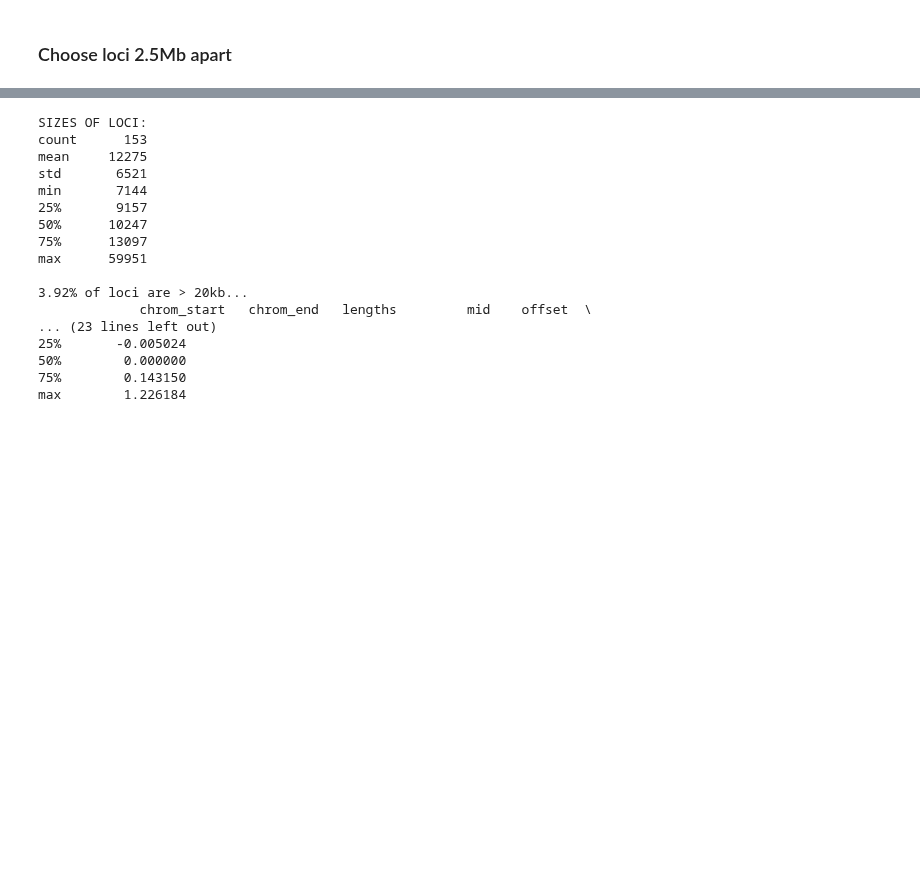
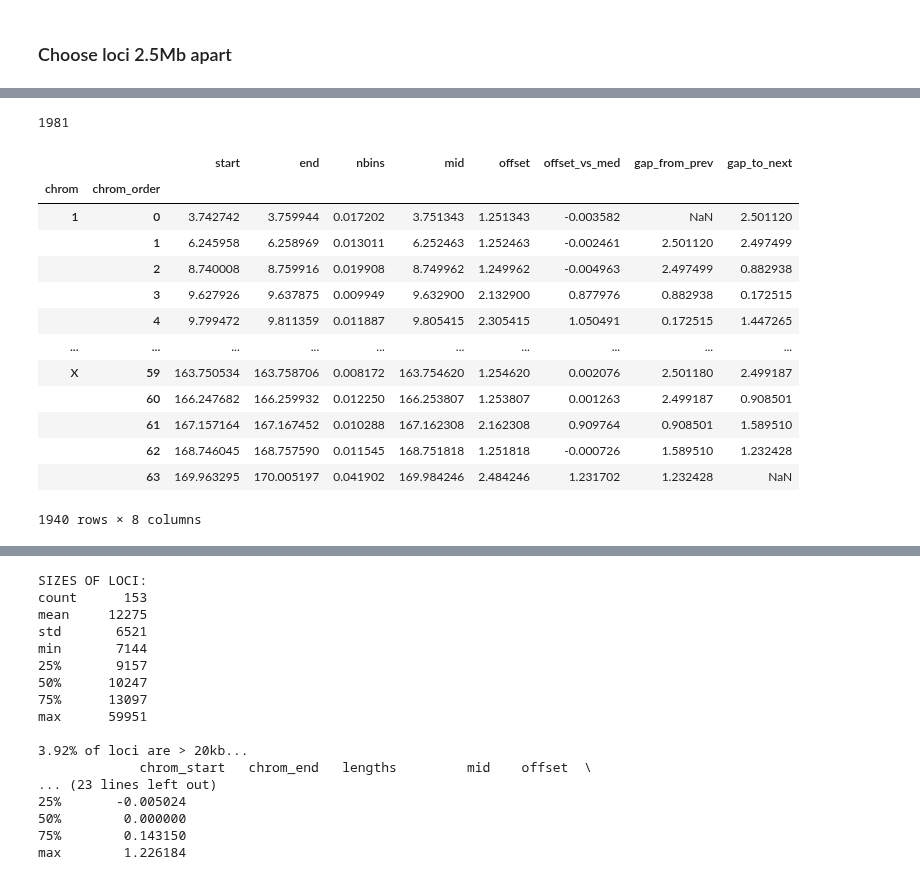
Before and after one commit to gesinecauer/Chromatin_Analysis_MOp, a Jupyter notebook: jupyter/parse_dna_merfish.ipynb, the cells around one changed output, grey strips where cells are left out. Drawn from its saved outputs; the diff is of its cells as text; code cells hidden in the pictures; blank space fills up the shorter version.

Commit message:
more filtering

```diff
--- a/jupyter/parse_dna_merfish.ipynb
+++ b/jupyter/parse_dna_merfish.ipynb
@@ -1345,0 +1423,74 @@ cov_desc
+# %%
+# gap_to_next_pass = loci.gap_to_next.isnull() | (loci.gap_to_next >= cutoff)
+# gap_from_prev_pass = loci.gap_from_prev.isnull() | (loci.gap_from_prev >= cutoff)
+
+smallgap_prev = loci.loc[loci.gap_to_next < cutoff, 'offset_vs_med'].abs().reset_index(level=1)
+smallgap_next = loci.loc[loci.gap_from_prev < cutoff, 'offset_vs_med'].abs().reset_index(level=1)
+smallgap_argmin = np.stack([
+    smallgap_prev.offset_vs_med.values, smallgap_next.offset_vs_med.values], axis=1).argmin(axis=1)
+# chrom_order = np.stack([smallgap_prev.chrom_order.values, smallgap_next.chrom_order.values], axis=1)
+smallgap_best = (smallgap_prev['chrom_order'] + smallgap_argmin).reset_index().set_index(['chrom', 'chrom_order']).index
+# smallgap_best = smallgap_prev.index + smallgap_argmin
+
+print(len(loci))
+gap_to_next_pass = loci.gap_to_next.isnull() | (loci.gap_to_next >= cutoff)
+gap_from_prev_pass = loci.gap_from_prev.isnull() | (loci.gap_from_prev >= cutoff)
+loci = loci[(gap_to_next_pass & gap_from_prev_pass) | (loci.index.isin(smallgap_best))]
+loci
+
+# print(chrom_order)
+# print(smallgap_argmin)
+# chrom_order[smallgap_argmin]
+
+
+# print(smallgap_prev); print(smallgap_next)
+
+
+
+# loci['id'] = loci.index.get_level_values(1)
+# loci.loc[loci.gap_from_prev < cutoff, 'id'] =
+
+
+# print(smallgap_argmin)
+# np.stack([smallgap_prev.index.values, smallgap_next.index.values], axis=1) #[smallgap_argmin]
+# smallgap_best = smallgap_prev.index + smallgap_argmin
+
+
+# loci_filter = loci[(gap_to_next_pass & gap_from_prev_pass) | (loci.index.isin(smallgap_best))]
+# loci_filter
+
+
+# has_small_gap = (loci.gap_to_next < cutoff) | (loci.gap_from_prev < cutoff)
+# print(loci.loc[has_small_gap, 'offset_vs_med'].abs())
+
+
+# mids = loci.loc[(loci.index.get_level_values(0) == '1') & has_small_gap, 'mid'].values
+# (np.abs(mids.reshape(1, -1) - mids.reshape(-1, 1)) < cutoff).astype(int)
+
+
+# # print(loci[(loci.gap_from_prev < cutoff) | (loci.gap_to_next < cutoff)])
+# smallgap_prev = loci.loc[loci.gap_to_next < cutoff, 'offset_vs_med'].abs()
+# smallgap_next = loci.loc[loci.gap_from_prev < cutoff, 'offset_vs_med'].abs()
+# smallgap_argmin = np.stack([smallgap_prev.values, smallgap_next.values], axis=1).argmin(axis=1)
+# smallgap_best = smallgap_prev.index + smallgap_argmin
+
+# gap_to_next_pass = loci.gap_to_next.isnull() | (loci.gap_to_next >= cutoff)
+# gap_from_prev_pass = loci.gap_from_prev.isnull() | (loci.gap_from_prev >= cutoff)
+# loci_filter = loci[(gap_to_next_pass & gap_from_prev_pass) | (loci.index.isin(smallgap_best))]
+# loci_filter
+# %% [output]
+1981
+|  |  | start | end | nbins | mid | offset | offset_vs_med | gap_from_prev | gap_to_next |
+| chrom | chrom_order |  |  |  |  |  |  |  |  |
+| 1 | 0 | 3.742742 | 3.759944 | 0.017202 | 3.751343 | 1.251343 | -0.003582 | NaN | 2.501120 |
+|  | 1 | 6.245958 | 6.258969 | 0.013011 | 6.252463 | 1.252463 | -0.002461 | 2.501120 | 2.497499 |
+|  | 2 | 8.740008 | 8.759916 | 0.019908 | 8.749962 | 1.249962 | -0.004963 | 2.497499 | 0.882938 |
+|  | 3 | 9.627926 | 9.637875 | 0.009949 | 9.632900 | 2.132900 | 0.877976 | 0.882938 | 0.172515 |
+|  | 4 | 9.799472 | 9.811359 | 0.011887 | 9.805415 | 2.305415 | 1.050491 | 0.172515 | 1.447265 |
+| ... | ... | ... | ... | ... | ... | ... | ... | ... | ... |
+| X | 59 | 163.750534 | 163.758706 | 0.008172 | 163.754620 | 1.254620 | 0.002076 | 2.501180 | 2.499187 |
+|  | 60 | 166.247682 | 166.259932 | 0.012250 | 166.253807 | 1.253807 | 0.001263 | 2.499187 | 0.908501 |
+|  | 61 | 167.157164 | 167.167452 | 0.010288 | 167.162308 | 2.162308 | 0.909764 | 0.908501 | 1.589510 |
+|  | 62 | 168.746045 | 168.757590 | 0.011545 | 168.751818 | 1.251818 | -0.000726 | 1.589510 | 1.232428 |
+|  | 63 | 169.963295 | 170.005197 | 0.041902 | 169.984246 | 2.484246 | 1.231702 | 1.232428 | NaN |
+1940 rows × 8 columns
```
Also changed, not shown: parts of 6 cells of this notebook.
